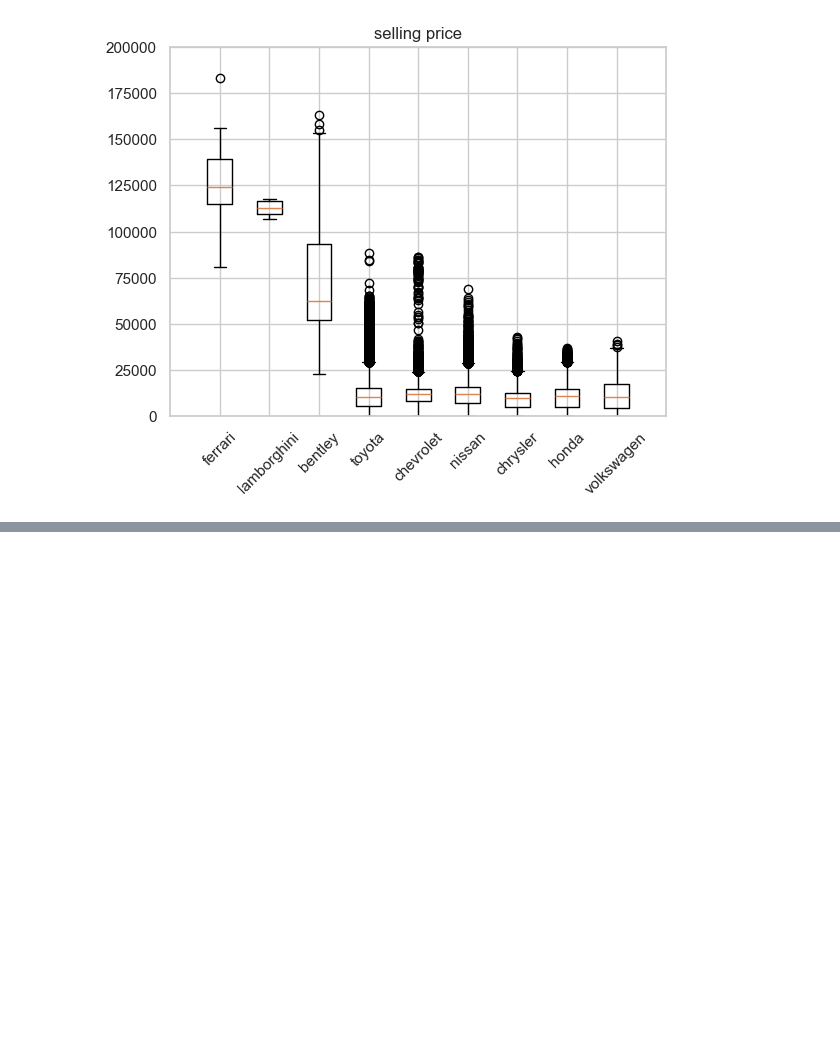
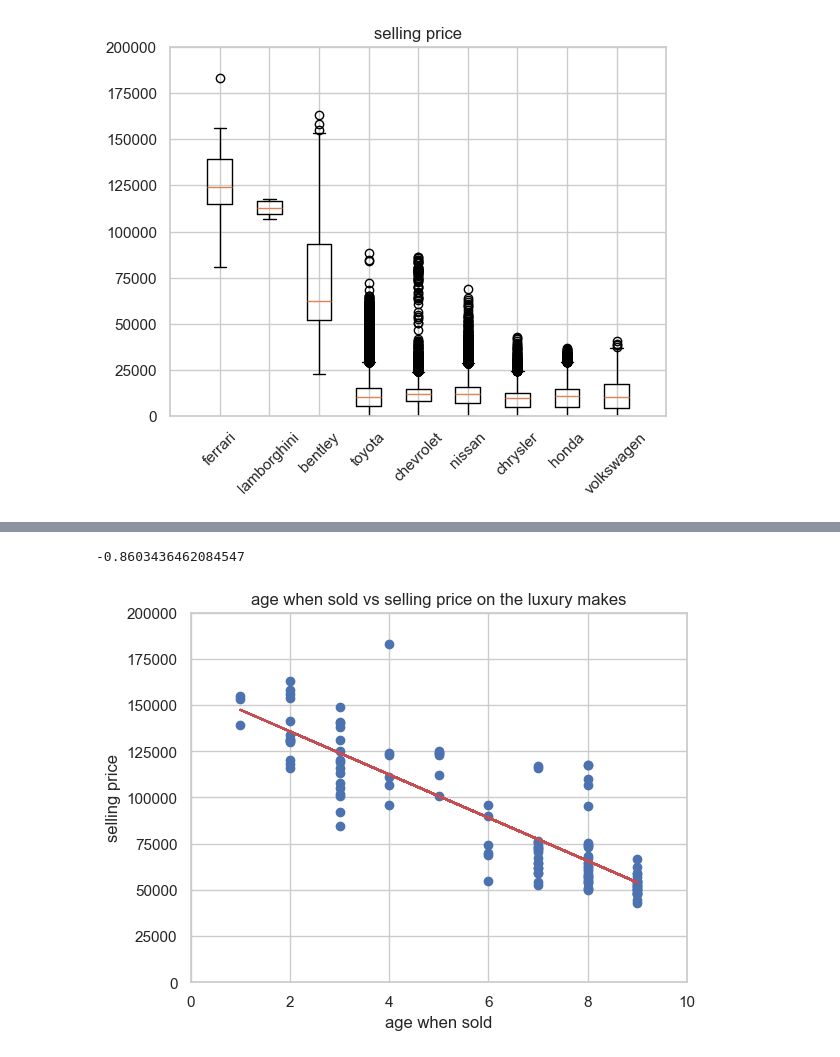
Before and after one commit to jerryevalentine/UCB-Project-1, a Jupyter notebook: Project_1_Group_7_Consolidated.ipynb, the cells around one changed output, grey strips where cells are left out. Saved outputs shown, nothing was run; the diff lists cells and outputs as text; code cells hidden in the pictures; blank space fills up the shorter version.

```diff
--- a/Project_1_Group_7_Consolidated.ipynb
+++ b/Project_1_Group_7_Consolidated.ipynb
@@ -865,0 +948,28 @@ plt.show()
+# %%
+#scatter plot of age when sold vs selling price in terms of luxury make
+
+luxury_make=['ferrari', 'lamborghini', 'bentley']
+luxury_df=clean_df.loc[(clean_df['age_when_sold']<10) & (clean_df['make'].isin(luxury_make))]
+
+x_values=luxury_df['age_when_sold']
+y_values=luxury_df['sellingprice']
+
+plt.scatter(x_values, y_values)
+
+(slope, intercept, rvalue, pvalue, stderr) = linregress(x_values,y_values)
+regress_values = x_values * slope + intercept
+line_eq = "y = " + str(round(slope,2)) + "x + " + str(round(intercept,2))
+
+plt.ylabel("selling price")
+plt.xlabel("age when sold")
+plt.title("age when sold vs selling price on the luxury makes")
+
+plt.ylim(0,200000)
+plt.xlim(0,10)
+
+plt.plot(x_values,regress_values,"r-")
+print(rvalue)
+#plt.savefig('age_price_on_luxury.png',bbox_inches='tight')
+# %% [output]
+-0.8603436462084547
+[figure, added]
```
Also changed, not shown: parts of 5 cells of this notebook.
